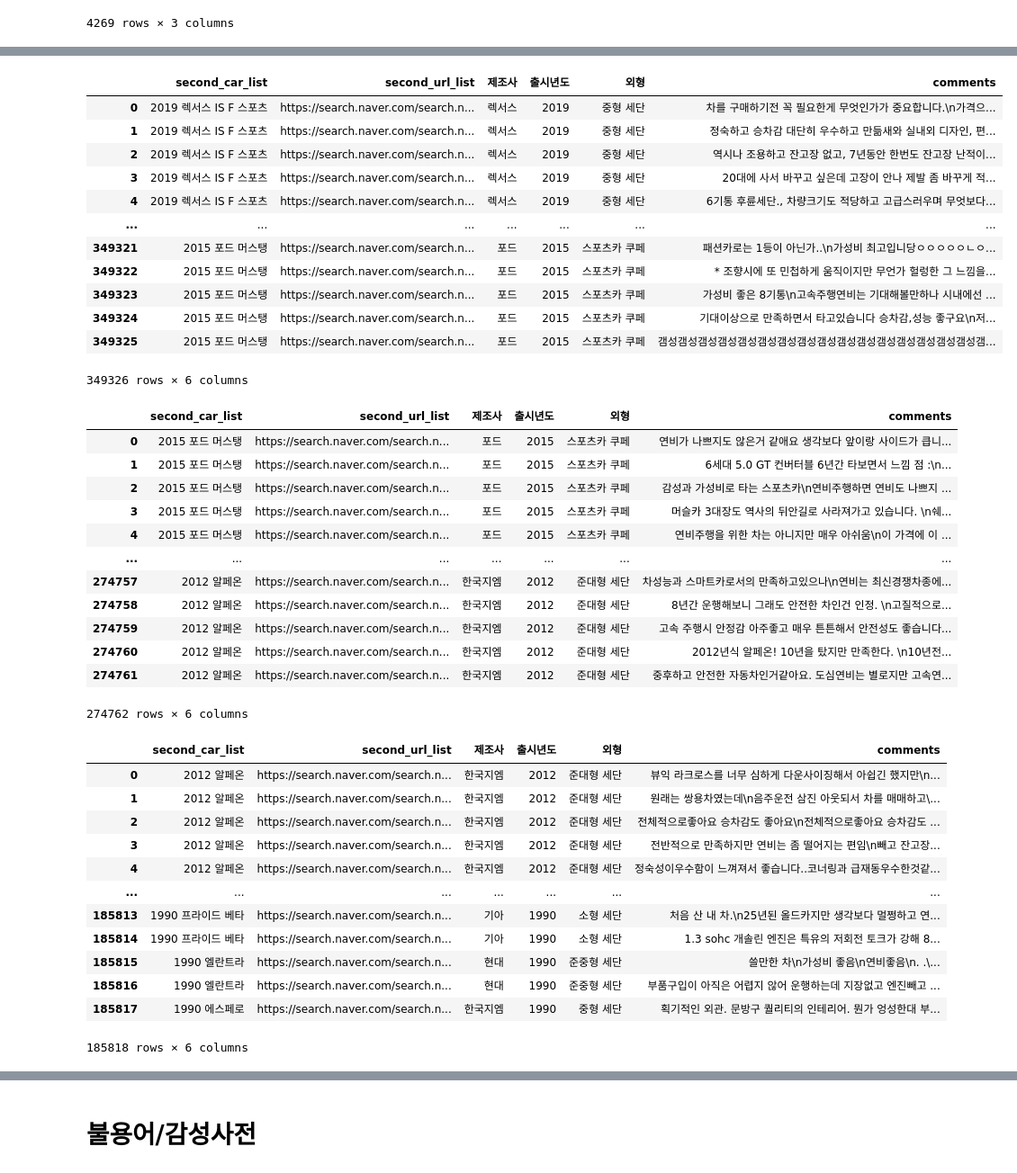
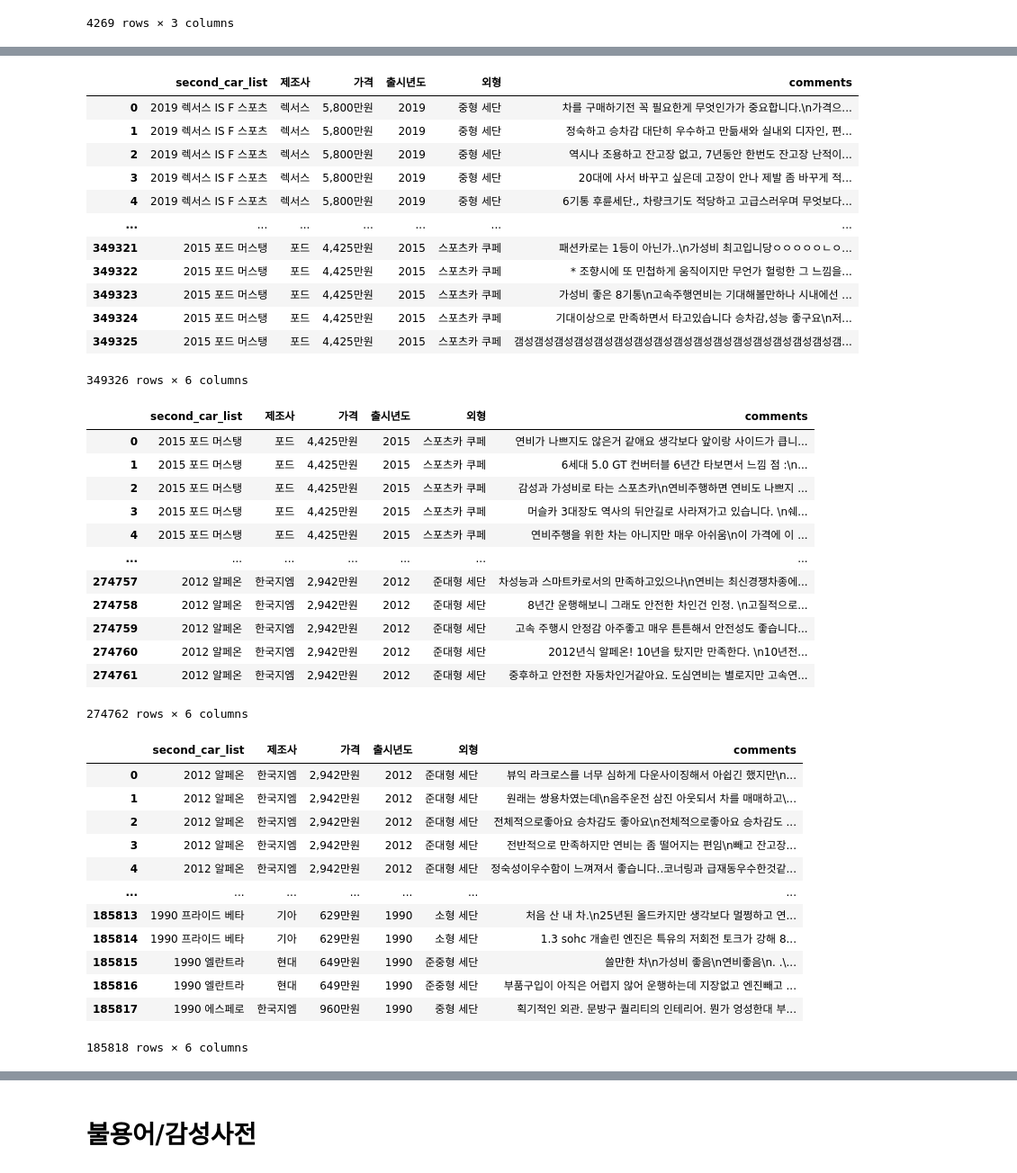
Before and after one commit to dbtjr1103/Basic_practice, a Jupyter notebook: 자동차프로젝트.ipynb, the cells around one changed output, grey strips where cells are left out. Shown at 90% size. Drawn from its saved outputs; the diff is of its cells as text; code cells hidden in the pictures.

```diff
--- a/자동차프로젝트.ipynb
+++ b/자동차프로젝트.ipynb
@@ -537,6 +597,6 @@ df_total
 # %%
 # comment 가 현재 str형태로, unnest 함수 사용 위해 list로 변환
-for i in range(len(df_total.comments)):
-    df_total.comments[i] = df_total.comments[i][2:-3].split("', '")  # 맨앞[' 와 맨뒤 '] 제거후 '. '로 split 하면 list로 변경 가능
+# for i in range(len(df_total.comments)):
+#     df_total.comments[i] = df_total.comments[i][2:-3].split("', '")  # 맨앞[' 와 맨뒤 '] 제거후 '. '로 split 하면 list로 변경 가능
 df_total
 # %% [output]
@@ -592,57 +648,57 @@ df_total_1
 355000 rows × 6 columns
 # %%
-df_total_2 = unnest(df_total_2, ['second_car_list','second_url_list','제조사','출시년도','외형'], ['comments'])
+df_total_2 = unnest(df_total_2, ['second_car_list','제조사','가격','출시년도','외형'], ['comments'])
 # 기준이 되는 열을 2번째 인자로, 분리할 열을 3번째 인자로 호출
 df_total_2
 # %% [output]
-|  | second_car_list | second_url_list | 제조사 | 출시년도 | 외형 | comments |
-| 0 | 2019 렉서스 IS F 스포츠 | https://search.naver.com/search.n... | 렉서스 | 2019 | 중형 세단 | 차를 구매하기전 꼭 필요한게 무엇인가가 중요합니다.\n가격으... |
-| 1 | 2019 렉서스 IS F 스포츠 | https://search.naver.com/search.n... | 렉서스 | 2019 | 중형 세단 | 정숙하고 승차감 대단히 우수하고 만듦새와 실내외 디자인, 편... |
-| 2 | 2019 렉서스 IS F 스포츠 | https://search.naver.com/search.n... | 렉서스 | 2019 | 중형 세단 | 역시나 조용하고 잔고장 없고, 7년동안 한번도 잔고장 난적이... |
-| 3 | 2019 렉서스 IS F 스포츠 | https://search.naver.com/search.n... | 렉서스 | 2019 | 중형 세단 | 20대에 사서 바꾸고 싶은데 고장이 안나 제발 좀 바꾸게 적... |
-| 4 | 2019 렉서스 IS F 스포츠 | https://search.naver.com/search.n... | 렉서스 | 2019 | 중형 세단 | 6기통 후륜세단., 차량크기도 적당하고 고급스러우며 무엇보다... |
+|  | second_car_list | 제조사 | 가격 | 출시년도 | 외형 | comments |
+| 0 | 2019 렉서스 IS F 스포츠 | 렉서스 | 5,800만원 | 2019 | 중형 세단 | 차를 구매하기전 꼭 필요한게 무엇인가가 중요합니다.\n가격으... |
+| 1 | 2019 렉서스 IS F 스포츠 | 렉서스 | 5,800만원 | 2019 | 중형 세단 | 정숙하고 승차감 대단히 우수하고 만듦새와 실내외 디자인, 편... |
+| 2 | 2019 렉서스 IS F 스포츠 | 렉서스 | 5,800만원 | 2019 | 중형 세단 | 역시나 조용하고 잔고장 없고, 7년동안 한번도 잔고장 난적이... |
+| 3 | 2019 렉서스 IS F 스포츠 | 렉서스 | 5,800만원 | 2019 | 중형 세단 | 20대에 사서 바꾸고 싶은데 고장이 안나 제발 좀 바꾸게 적... |
+| 4 | 2019 렉서스 IS F 스포츠 | 렉서스 | 5,800만원 | 2019 | 중형 세단 | 6기통 후륜세단., 차량크기도 적당하고 고급스러우며 무엇보다... |
 | ... | ... | ... | ... | ... | ... | ... |
-| 349321 | 2015 포드 머스탱 | https://search.naver.com/search.n... | 포드 | 2015 | 스포츠카 쿠페 | 패션카로는 1등이 아닌가..\n가성비 최고입니당ㅇㅇㅇㅇㅇㄴㅇ... |
-| 349322 | 2015 포드 머스탱 | https://search.naver.com/search.n... | 포드 | 2015 | 스포츠카 쿠페 | * 조향시에 또 민첩하게 움직이지만 무언가 헐렁한 그 느낌을... |
-| 349323 | 2015 포드 머스탱 | https://search.naver.com/search.n... | 포드 | 2015 | 스포츠카 쿠페 | 가성비 좋은 8기통\n고속주행연비는 기대해볼만하나 시내에선 ... |
-| 349324 | 2015 포드 머스탱 | https://search.naver.com/search.n... | 포드 | 2015 | 스포츠카 쿠페 | 기대이상으로 만족하면서 타고있습니다 승차감,성능 좋구요\n저... |
-| 349325 | 2015 포드 머스탱 | https://search.naver.com/search.n... | 포드 | 2015 | 스포츠카 쿠페 | 갬성갬성갬성갬성갬성갬성갬성갬성갬성갬성갬성갬성갬성갬성갬성갬성갬... |
+| 349321 | 2015 포드 머스탱 | 포드 | 4,425만원 | 2015 | 스포츠카 쿠페 | 패션카로는 1등이 아닌가..\n가성비 최고입니당ㅇㅇㅇㅇㅇㄴㅇ... |
+| 349322 | 2015 포드 머스탱 | 포드 | 4,425만원 | 2015 | 스포츠카 쿠페 | * 조향시에 또 민첩하게 움직이지만 무언가 헐렁한 그 느낌을... |
+| 349323 | 2015 포드 머스탱 | 포드 | 4,425만원 | 2015 | 스포츠카 쿠페 | 가성비 좋은 8기통\n고속주행연비는 기대해볼만하나 시내에선 ... |
+| 349324 | 2015 포드 머스탱 | 포드 | 4,425만원 | 2015 | 스포츠카 쿠페 | 기대이상으로 만족하면서 타고있습니다 승차감,성능 좋구요\n저... |
+| 349325 | 2015 포드 머스탱 | 포드 | 4,425만원 | 2015 | 스포츠카 쿠페 | 갬성갬성갬성갬성갬성갬성갬성갬성갬성갬성갬성갬성갬성갬성갬성갬성갬... |
 349326 rows × 6 columns
 # %%
-df_total_3 = unnest(df_total_3, ['second_car_list','second_url_list','제조사','출시년도','외형'], ['comments'])
+df_total_3 = unnest(df_total_3, ['second_car_list','제조사','가격','출시년도','외형'], ['comments'])
 # 기준이 되는 열을 2번째 인자로, 분리할 열을 3번째 인자로 호출
 df_total_3
 # %% [output]
-|  | second_car_list | second_url_list | 제조사 | 출시년도 | 외형 | comments |
-| 0 | 2015 포드 머스탱 | https://search.naver.com/search.n... | 포드 | 2015 | 스포츠카 쿠페 | 연비가 나쁘지도 않은거 같애요 생각보다 앞이랑 사이드가 큽니... |
-| 1 | 2015 포드 머스탱 | https://search.naver.com/search.n... | 포드 | 2015 | 스포츠카 쿠페 | 6세대 5.0 GT 컨버터블 6년간 타보면서 느낌 점 :\n... |
-| 2 | 2015 포드 머스탱 | https://search.naver.com/search.n... | 포드 | 2015 | 스포츠카 쿠페 | 감성과 가성비로 타는 스포츠카\n연비주행하면 연비도 나쁘지 ... |
-| 3 | 2015 포드 머스탱 | https://search.naver.com/search.n... | 포드 | 2015 | 스포츠카 쿠페 | 머슬카 3대장도 역사의 뒤안길로 사라져가고 있습니다. \n쉐... |
-| 4 | 2015 포드 머스탱 | https://search.naver.com/search.n... | 포드 | 2015 | 스포츠카 쿠페 | 연비주행을 위한 차는 아니지만 매우 아쉬움\n이 가격에 이 ... |
+|  | second_car_list | 제조사 | 가격 | 출시년도 | 외형 | comments |
+| 0 | 2015 포드 머스탱 | 포드 | 4,425만원 | 2015 | 스포츠카 쿠페 | 연비가 나쁘지도 않은거 같애요 생각보다 앞이랑 사이드가 큽니... |
+| 1 | 2015 포드 머스탱 | 포드 | 4,425만원 | 2015 | 스포츠카 쿠페 | 6세대 5.0 GT 컨버터블 6년간 타보면서 느낌 점 :\n... |
+| 2 | 2015 포드 머스탱 | 포드 | 4,425만원 | 2015 | 스포츠카 쿠페 | 감성과 가성비로 타는 스포츠카\n연비주행하면 연비도 나쁘지 ... |
+| 3 | 2015 포드 머스탱 | 포드 | 4,425만원 | 2015 | 스포츠카 쿠페 | 머슬카 3대장도 역사의 뒤안길로 사라져가고 있습니다. \n쉐... |
+| 4 | 2015 포드 머스탱 | 포드 | 4,425만원 | 2015 | 스포츠카 쿠페 | 연비주행을 위한 차는 아니지만 매우 아쉬움\n이 가격에 이 ... |
 | ... | ... | ... | ... | ... | ... | ... |
-| 274757 | 2012 알페온 | https://search.naver.com/search.n... | 한국지엠 | 2012 | 준대형 세단 | 차성능과 스마트카로서의 만족하고있으나\n연비는 최신경쟁차종에... |
-| 274758 | 2012 알페온 | https://search.naver.com/search.n... | 한국지엠 | 2012 | 준대형 세단 | 8년간 운행해보니 그래도 안전한 차인건 인정. \n고질적으로... |
-| 274759 | 2012 알페온 | https://search.naver.com/search.n... | 한국지엠 | 2012 | 준대형 세단 | 고속 주행시 안정감 아주좋고 매우 튼튼해서 안전성도 좋습니다... |
-| 274760 | 2012 알페온 | https://search.naver.com/search.n... | 한국지엠 | 2012 | 준대형 세단 | 2012년식 알페온! 10년을 탔지만 만족한다. \n10년전... |
-| 274761 | 2012 알페온 | https://search.naver.com/search.n... | 한국지엠 | 2012 | 준대형 세단 | 중후하고 안전한 자동차인거같아요. 도심연비는 별로지만 고속연... |
+| 274757 | 2012 알페온 | 한국지엠 | 2,942만원 | 2012 | 준대형 세단 | 차성능과 스마트카로서의 만족하고있으나\n연비는 최신경쟁차종에... |
+| 274758 | 2012 알페온 | 한국지엠 | 2,942만원 | 2012 | 준대형 세단 | 8년간 운행해보니 그래도 안전한 차인건 인정. \n고질적으로... |
+| 274759 | 2012 알페온 | 한국지엠 | 2,942만원 | 2012 | 준대형 세단 | 고속 주행시 안정감 아주좋고 매우 튼튼해서 안전성도 좋습니다... |
+| 274760 | 2012 알페온 | 한국지엠 | 2,942만원 | 2012 | 준대형 세단 | 2012년식 알페온! 10년을 탔지만 만족한다. \n10년전... |
+| 274761 | 2012 알페온 | 한국지엠 | 2,942만원 | 2012 | 준대형 세단 | 중후하고 안전한 자동차인거같아요. 도심연비는 별로지만 고속연... |
 274762 rows × 6 columns
 # %%
-df_total_4 = unnest(df_total_4, ['second_car_list','second_url_list','제조사','출시년도','외형'], ['comments'])
+df_total_4 = unnest(df_total_4, ['second_car_list','제조사','가격','출시년도','외형'], ['comments'])
 # 기준이 되는 열을 2번째 인자로, 분리할 열을 3번째 인자로 호출
 df_total_4
 # %% [output]
-|  | second_car_list | second_url_list | 제조사 | 출시년도 | 외형 | comments |
-| 0 | 2012 알페온 | https://search.naver.com/search.n... | 한국지엠 | 2012 | 준대형 세단 | 뷰익 라크로스를 너무 심하게 다운사이징해서 아쉽긴 했지만\n... |
-| 1 | 2012 알페온 | https://search.naver.com/search.n... | 한국지엠 | 2012 | 준대형 세단 | 원래는 쌍용차였는데\n음주운전 삼진 아웃되서 차를 매매하고\... |
-| 2 | 2012 알페온 | https://search.naver.com/search.n... | 한국지엠 | 2012 | 준대형 세단 | 전체적으로좋아요 승차감도 좋아요\n전체적으로좋아요 승차감도 ... |
-| 3 | 2012 알페온 | https://search.naver.com/search.n... | 한국지엠 | 2012 | 준대형 세단 | 전반적으로 만족하지만 연비는 좀 떨어지는 편임\n빼고 잔고장... |
-| 4 | 2012 알페온 | https://search.naver.com/search.n... | 한국지엠 | 2012 | 준대형 세단 | 정숙성이우수함이 느껴져서 좋습니다..코너링과 급재동우수한것같... |
+|  | second_car_list | 제조사 | 가격 | 출시년도 | 외형 | comments |
+| 0 | 2012 알페온 | 한국지엠 | 2,942만원 | 2012 | 준대형 세단 | 뷰익 라크로스를 너무 심하게 다운사이징해서 아쉽긴 했지만\n... |
+| 1 | 2012 알페온 | 한국지엠 | 2,942만원 | 2012 | 준대형 세단 | 원래는 쌍용차였는데\n음주운전 삼진 아웃되서 차를 매매하고\... |
+| 2 | 2012 알페온 | 한국지엠 | 2,942만원 | 2012 | 준대형 세단 | 전체적으로좋아요 승차감도 좋아요\n전체적으로좋아요 승차감도 ... |
+| 3 | 2012 알페온 | 한국지엠 | 2,942만원 | 2012 | 준대형 세단 | 전반적으로 만족하지만 연비는 좀 떨어지는 편임\n빼고 잔고장... |
+| 4 | 2012 알페온 | 한국지엠 | 2,942만원 | 2012 | 준대형 세단 | 정숙성이우수함이 느껴져서 좋습니다..코너링과 급재동우수한것같... |
 | ... | ... | ... | ... | ... | ... | ... |
-| 185813 | 1990 프라이드 베타 | https://search.naver.com/search.n... | 기아 | 1990 | 소형 세단 | 처음 산 내 차.\n25년된 올드카지만 생각보다 멀쩡하고 연... |
-| 185814 | 1990 프라이드 베타 | https://search.naver.com/search.n... | 기아 | 1990 | 소형 세단 | 1.3 sohc 개솔린 엔진은 특유의 저회전 토크가 강해 8... |
-| 185815 | 1990 엘란트라 | https://search.naver.com/search.n... | 현대 | 1990 | 준중형 세단 | 쓸만한 차\n가성비 좋음\n연비좋음\n. .\... |
-| 185816 | 1990 엘란트라 | https://search.naver.com/search.n... | 현대 | 1990 | 준중형 세단 | 부품구입이 아직은 어렵지 않어 운행하는데 지장없고 엔진빼고 ... |
-| 185817 | 1990 에스페로 | https://search.naver.com/search.n... | 한국지엠 | 1990 | 중형 세단 | 획기적인 외관. 문방구 퀄리티의 인테리어. 뭔가 엉성한대 부... |
+| 185813 | 1990 프라이드 베타 | 기아 | 629만원 | 1990 | 소형 세단 | 처음 산 내 차.\n25년된 올드카지만 생각보다 멀쩡하고 연... |
+| 185814 | 1990 프라이드 베타 | 기아 | 629만원 | 1990 | 소형 세단 | 1.3 sohc 개솔린 엔진은 특유의 저회전 토크가 강해 8... |
+| 185815 | 1990 엘란트라 | 현대 | 649만원 | 1990 | 준중형 세단 | 쓸만한 차\n가성비 좋음\n연비좋음\n. .\... |
+| 185816 | 1990 엘란트라 | 현대 | 649만원 | 1990 | 준중형 세단 | 부품구입이 아직은 어렵지 않어 운행하는데 지장없고 엔진빼고 ... |
+| 185817 | 1990 에스페로 | 한국지엠 | 960만원 | 1990 | 중형 세단 | 획기적인 외관. 문방구 퀄리티의 인테리어. 뭔가 엉성한대 부... |
 185818 rows × 6 columns
 # %%
 df_total = pd.concat([df_total_1, df_total_2, df_total_3, df_total_4], ignore_index=True)
```
Also changed, not shown: parts of 49 cells of this notebook.
